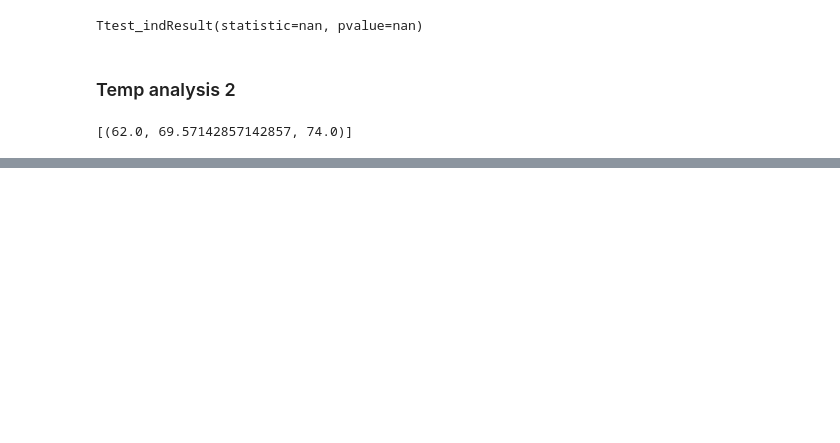
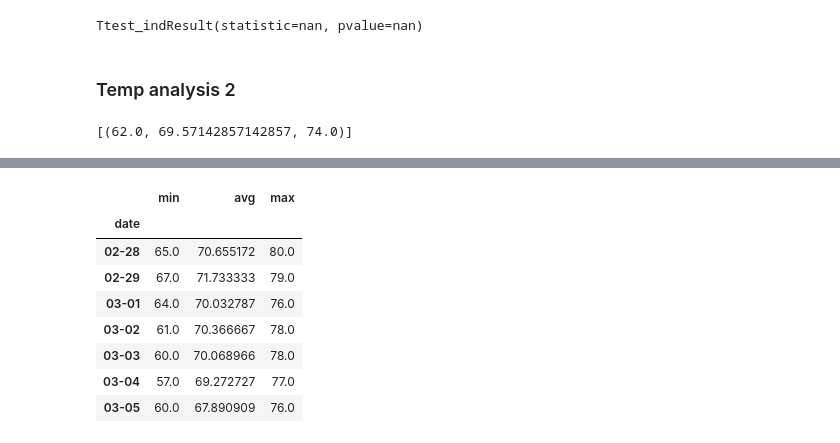
Before and after one commit to Blashford/SQLalchemy-Challenge, a Jupyter notebook: climate_starter.ipynb, the cells around one changed output, grey strips where cells are left out. Cells and saved outputs as stored; diff of their text form; code cells hidden in the pictures; blank space fills up the shorter version.

```diff
--- a/climate_starter.ipynb
+++ b/climate_starter.ipynb
@@ -230,4 +285,17 @@ daily_normals("01-01")
 # %%
 # Load the previous query results into a Pandas DataFrame and add the `trip_dates` range as the `date` index
+days_df = pd.DataFrame(normals, columns = ['min', 'avg', 'max'])
+days_df.insert(0, 'date', days)
+days_df.set_index('date')
+# %% [output]
+|  | min | avg | max |
+| date |  |  |  |
+| 02-28 | 65.0 | 70.655172 | 80.0 |
+| 02-29 | 67.0 | 71.733333 | 79.0 |
+| 03-01 | 64.0 | 70.032787 | 76.0 |
+| 03-02 | 61.0 | 70.366667 | 78.0 |
+| 03-03 | 60.0 | 70.068966 | 78.0 |
+| 03-04 | 57.0 | 69.272727 | 77.0 |
+| 03-05 | 60.0 | 67.890909 | 76.0 |
 # %%
 # Plot the daily normals as an area plot with `stacked=False`
```
Also changed, not shown: parts of 7 cells of this notebook.
